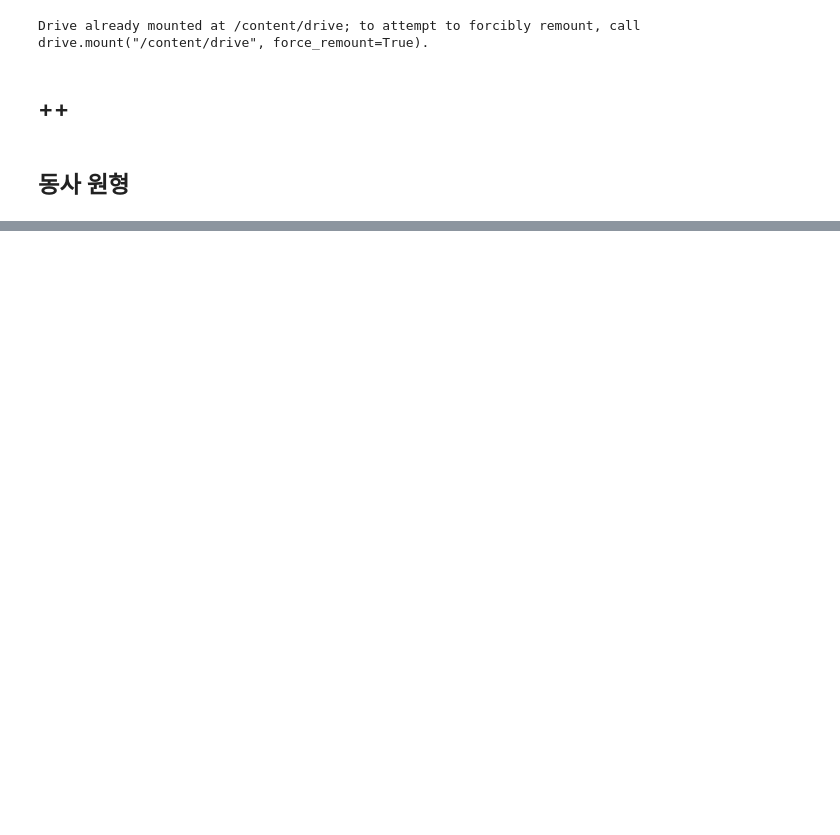
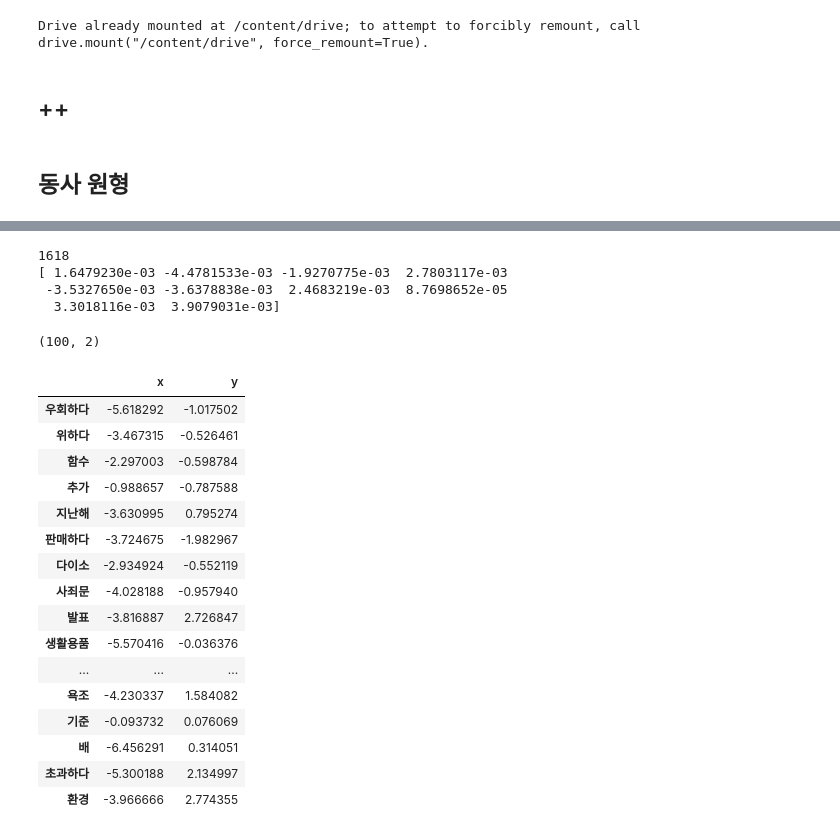
Before and after one commit to s0ye0nyang/News-Recomendation-System, a Jupyter notebook: word2vec.ipynb, the cells around one changed output, grey strips where cells are left out. Drawn from its saved outputs; the diff is of its cells as text; code cells hidden in the pictures; blank space fills up the shorter version.

```diff
--- a/word2vec.ipynb
+++ b/word2vec.ipynb
@@ -242,0 +283,53 @@ model.wv.most_similar('검찰')
+# %%
+from sklearn.manifold import TSNE
+import matplotlib as mpl
+import matplotlib.pyplot as plt
+import gensim
+import gensim.models as g
+import matplotlib.font_manager as fm
+
+# 그래프에서 마이너스 폰트 깨지는 문제에 대한 대처
+mpl.rcParams['axes.unicode_minus'] = False
+model_name = 'word2vec.model'
+model = g.Word2Vec.load(model_name)
+
+vocab = list(model.wv.vocab)
+X = model[vocab]
+
+print(len(X))
+print(X[0][:10])
+tsne = TSNE(n_components=2)
+
+# 100개의 단어에 대해서만 시각화
+X_tsne = tsne.fit_transform(X[:100,:])
+# X_tsne = tsne.fit_transform(X)
+# %% [output]
+1618
+[ 1.6479230e-03 -4.4781533e-03 -1.9270775e-03  2.7803117e-03
+ -3.5327650e-03 -3.6378838e-03  2.4683219e-03  8.7698652e-05
+  3.3018116e-03  3.9079031e-03]
+# %%
+df = pd.DataFrame(X_tsne, index=vocab[:100], columns=['x', 'y'])
+df.shape
+# %% [output]
+(100, 2)
+# %%
+df.head(20)
+# %% [output]
+|  | x | y |
+| 우회하다 | -5.618292 | -1.017502 |
+| 위하다 | -3.467315 | -0.526461 |
+| 함수 | -2.297003 | -0.598784 |
+| 추가 | -0.988657 | -0.787588 |
+| 지난해 | -3.630995 | 0.795274 |
+| 판매하다 | -3.724675 | -1.982967 |
+| 다이소 | -2.934924 | -0.552119 |
+| 사죄문 | -4.028188 | -0.957940 |
+| 발표 | -3.816887 | 2.726847 |
+| 생활용품 | -5.570416 | -0.036376 |
+| ... | ... | ... |
+| 욕조 | -4.230337 | 1.584082 |
+| 기준 | -0.093732 | 0.076069 |
+| 배 | -6.456291 | 0.314051 |
+| 초과하다 | -5.300188 | 2.134997 |
+| 환경 | -3.966666 | 2.774355 |
```
Also changed, not shown: parts of 18 cells of this notebook.
